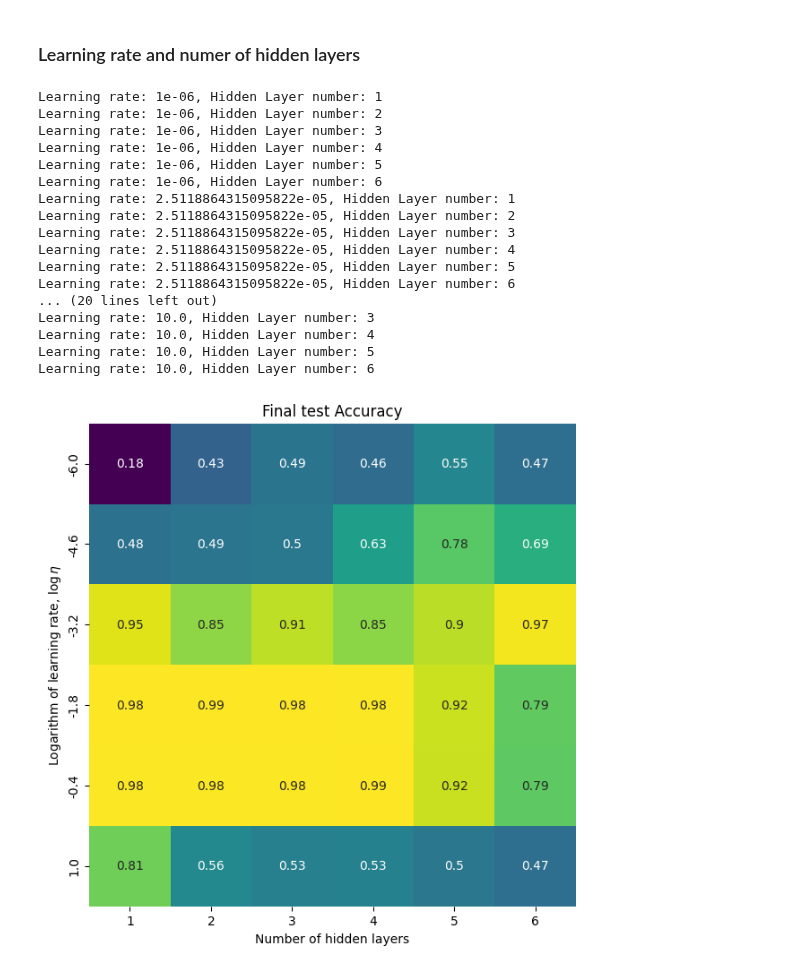
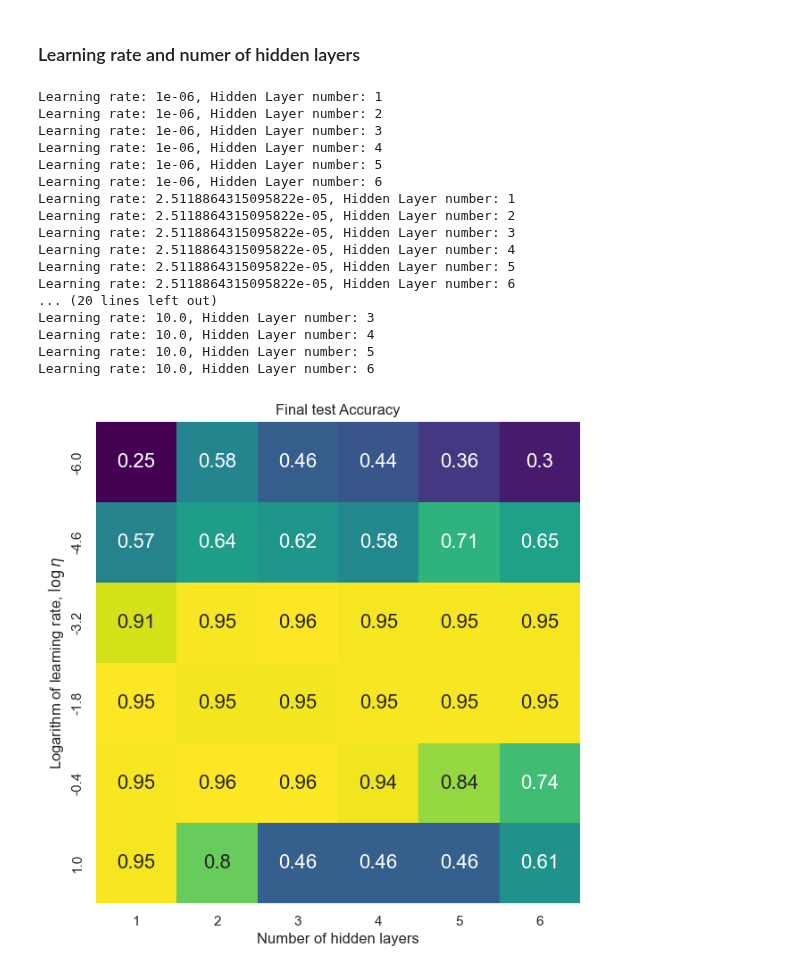
Before and after one commit to Trond01/Project2_FYS-STK4155, a Jupyter notebook: Runs/classification_experiment_d.ipynb, the cells around one changed output. Saved outputs shown, nothing was run; the diff lists cells and outputs as text; code cells hidden in the pictures.

Commit message:
Classific done ish

```diff
--- a/Runs/classification_experiment_d.ipynb
+++ b/Runs/classification_experiment_d.ipynb
@@ -235,7 +304,7 @@ l = search_hidden_layer_number()
 # %% [markdown]
 ### ROC Curve
 # %%
-def plot_ROC(X, y, beta, model, method_name, linestyle, ax):
+def plot_ROC(X, y, beta, model, method_name, ax):
     index = [10, 20, 30, 40, 50, 60, 70, 80, 90]
     # Calculate true and false positive rates
     thresholds = np.linspace(0, 1, 101)
@@ -243,7 +312,7 @@ def plot_ROC(X, y, beta, model, method_name, linestyle, ax):
     false_positive_rates = np.array([false_pos_variable_func(model, th)(beta, X, y) for th in thresholds])
 
     # Plot the ROC curve on the provided axis
-    ax.plot(false_positive_rates, true_positive_rates, linestyle=linestyle, linewidth=2, label=method_name)
+    ax.plot(false_positive_rates, true_positive_rates, linewidth=2, label=method_name)
     ax.scatter(false_positive_rates[index], true_positive_rates[index], s=50, zorder=5)
 
 def plot_confusion_matrix(X, y, beta, model, method_name, ax):
@@ -272,12 +341,22 @@ axes_cm = axes_cm.flatten()  # Flatten the axes array for easy iteration
 
 result = {}
 
+
+lr = 0.01
+lam = 1e-5
+hidden_layer_num = 3
+nodes_per_layer = 5
+
+filename_roc = filepath_location + f"lr={lr}_lambda={lam}_Hidden_layers={hidden_layer_num}_nodes_per_layer={nodes_per_layer}_ROC_curve.png"
+filename_confusion = filepath_location + f"lr={lr}_lambda={lam}_Hidden_layers={hidden_layer_num}_nodes_per_layer={nodes_per_layer}_confusion_matrices.png"
+
+
 # Generate plots for each method
 for i, method in enumerate(methods):
-    result = single_run(X, y, 8e-4, 0.0001, hidden_layer_num=2, node_per_hidden=8, hidden_activation=method, test_index=result.get("test_index"))
+    result = single_run(X, y, lr, lam, hidden_layer_num=hidden_layer_num, node_per_hidden=nodes_per_layer, hidden_activation=method, test_index=result.get("test_index"))
 
     # Plot ROC curve on the same subplot
-    plot_ROC(result["X_test"], result["y_test"], result["beta_final"], result["model"], method_names[i], line_styles[i], ax_roc)
+    plot_ROC(result["X_test"], result["y_test"], result["beta_final"], result["model"], method_names[i], ax_roc)
 
     # Plot confusion matrix on separate subplots
     plot_confusion_matrix(result["X_test"], result["y_test"], result["beta_final"], result["model"], method_names[i], axes_cm[i])
@@ -288,10 +367,12 @@ ax_roc.set_ylabel("True positive rate", fontsize=14)
 ax_roc.set_title('ROC Curves', fontsize=16)
 ax_roc.legend(loc='lower right', fontsize=12)
 fig_roc.tight_layout()
+fig_roc.savefig(filename_roc)
 fig_roc.show()
 
 # Finalize and show confusion matrices
 fig_cm.suptitle('Confusion Matrices', fontsize=16)
 fig_cm.tight_layout(rect=[0, 0.03, 1, 0.95])  # Adjust the rect to make room for the suptitle
+fig_cm.savefig(filename_confusion)
 fig_cm.show()
 # %% [output]
@@ -306,6 +387,12 @@ def learning_rate_hidden_layer_grid(plot_or_not=False):
 
     test_errs_all = np.zeros(shape=(6, 6))
     train_errs_all = np.zeros(shape=(6, 6))
+
+    lam = 1e-5
+    nodes_per_layer = 5
+
+    filename = filepath_location + f"lambda={lam}_nodes_per_layer={nodes_per_layer}_classification_lr_hidden_layer_num_grid.png"
+
 
     result = {}
 
@@ -315,7 +402,7 @@ def learning_rate_hidden_layer_grid(plot_or_not=False):
             s_test = 0.0
             s_train = 0.0
             for k in range(5):
-                result = single_run(X, y, lr=lr, lam=0.01, hidden_layer_num=hidden_layer_number, node_per_hidden=5, hidden_activation=nn.leaky_relu, test_index=result.get("test_index"))
+                result = single_run(X, y, lr=lr, lam=lam, hidden_layer_num=hidden_layer_number, node_per_hidden=nodes_per_layer, hidden_activation=nn.tanh, test_index=result.get("test_index"))
                 s_test += result["test_loss_list"][1][-1]
                 s_train += result["train_loss_list"][1][-1]
 
@@ -332,31 +419,33 @@ def learning_rate_hidden_layer_grid(plot_or_not=False):
 
     # Handle labels
     ax.set_xlabel("Number of hidden layers")
     ax.set_ylabel("Logarithm of learning rate, $\log{\eta}$")
 
     ax.set_yticklabels(np.round(np.log10(lrs), 2))
     ax.set_xticklabels((hidden_layer_numbers))
 
+    fig.savefig(filename)
+
     return {"hidden_layer_sizes":hidden_layer_numbers, "test_error":test_errs_all, "train_error":train_errs_all}
 
 
 r= learning_rate_hidden_layer_grid()
 # %% [output]
 Learning rate: 1e-06, Hidden Layer number: 1
 Learning rate: 1e-06, Hidden Layer number: 2
 Learning rate: 1e-06, Hidden Layer number: 3
 Learning rate: 1e-06, Hidden Layer number: 4
 Learning rate: 1e-06, Hidden Layer number: 5
 Learning rate: 1e-06, Hidden Layer number: 6
 Learning rate: 2.5118864315095822e-05, Hidden Layer number: 1
 Learning rate: 2.5118864315095822e-05, Hidden Layer number: 2
 Learning rate: 2.5118864315095822e-05, Hidden Layer number: 3
 Learning rate: 2.5118864315095822e-05, Hidden Layer number: 4
 Learning rate: 2.5118864315095822e-05, Hidden Layer number: 5
 Learning rate: 2.5118864315095822e-05, Hidden Layer number: 6
 ... (20 lines left out)
 Learning rate: 10.0, Hidden Layer number: 3
 Learning rate: 10.0, Hidden Layer number: 4
 Learning rate: 10.0, Hidden Layer number: 5
 Learning rate: 10.0, Hidden Layer number: 6
-[figure, old version]
+[figure, new version]
```
Also changed, not shown: parts of 8 cells of this notebook, 4 other files.
